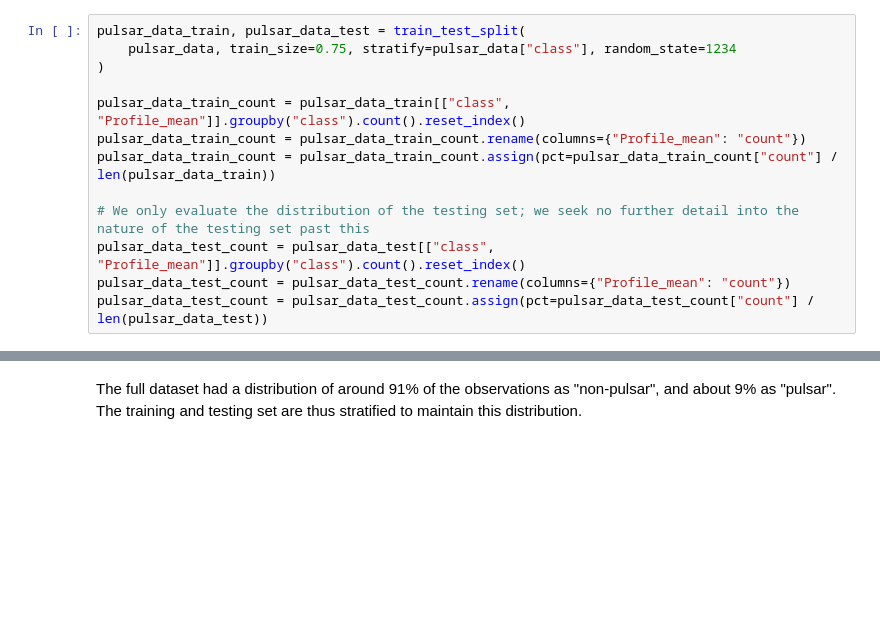
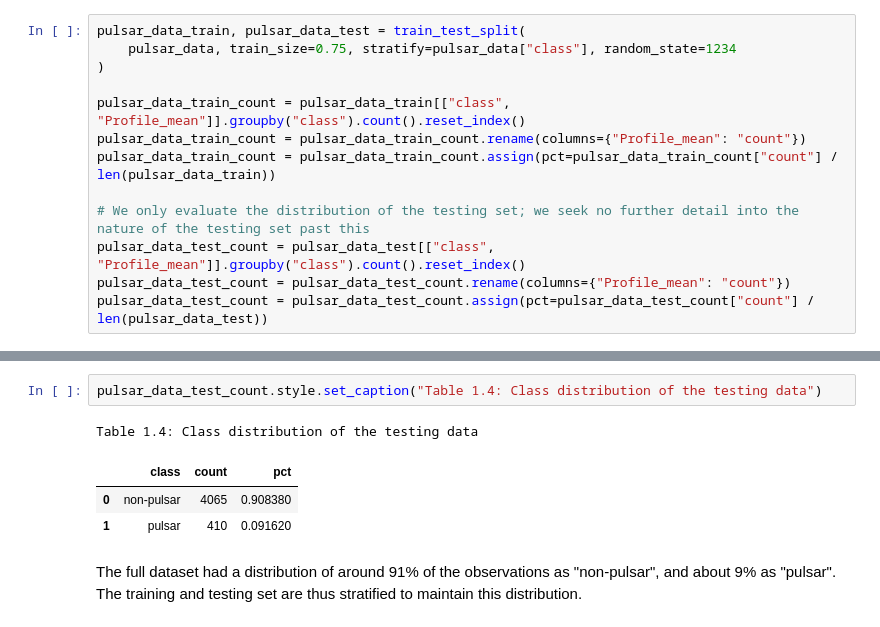
Before and after one commit to Lucas-Kuhn/group7_prj, a Jupyter notebook: notebook/Pulsar Report.ipynb, the cells around one changed output, grey strips where cells are left out. Cells and saved outputs as stored; diff of their text form; blank space fills up the shorter version.

```diff
--- a/notebook/Pulsar Report.ipynb
+++ b/notebook/Pulsar Report.ipynb
@@ -178,3 +172,10 @@ pulsar_data_test_count
+# %%
+pulsar_data_test_count.style.set_caption("Table 1.4: Class distribution of the testing data")
+# %% [output]
+Table 1.4: Class distribution of the testing data
+|  | class | count | pct |
+| 0 | non-pulsar | 4065 | 0.908380 |
+| 1 | pulsar | 410 | 0.091620 |
 # %% [markdown]
 The full dataset had a distribution of around 91% of the observations as "non-pulsar", and about 9% as "pulsar". The training and testing set are thus stratified to maintain this distribution.
 # %% [markdown]
```
Also changed, not shown: parts of 25 cells of this notebook.
